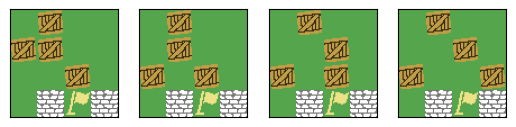
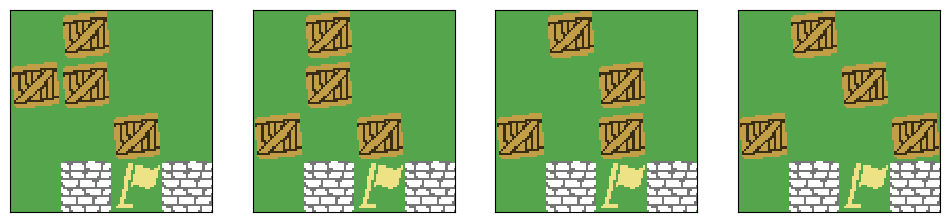
The change to this notebook cell's code, shown as a diff; its figure went from the first image to the second:
--- before
+++ after
@@ -1,8 +1,8 @@
-imgs = image_gen.generate_sequence(model, n, k)
+imgs = image_gen.generate_sequence(model, n, k, )
 
-fig, ax = plt.subplots(ncols = k+1)
+fig, ax = plt.subplots(ncols = k+1, figsize=(12, 5))
 
 for i in range(k+1):
-  ax[i] = ax[i].imshow(imgs[i])
+  ax[i] = ax[i].imshow(imgs[i], interpolation='nearest')
   ax[i].axes.xaxis.set_visible(False)
   ax[i].axes.yaxis.set_visible(False)

Commit: partially implemented 'wall is stop' blocks